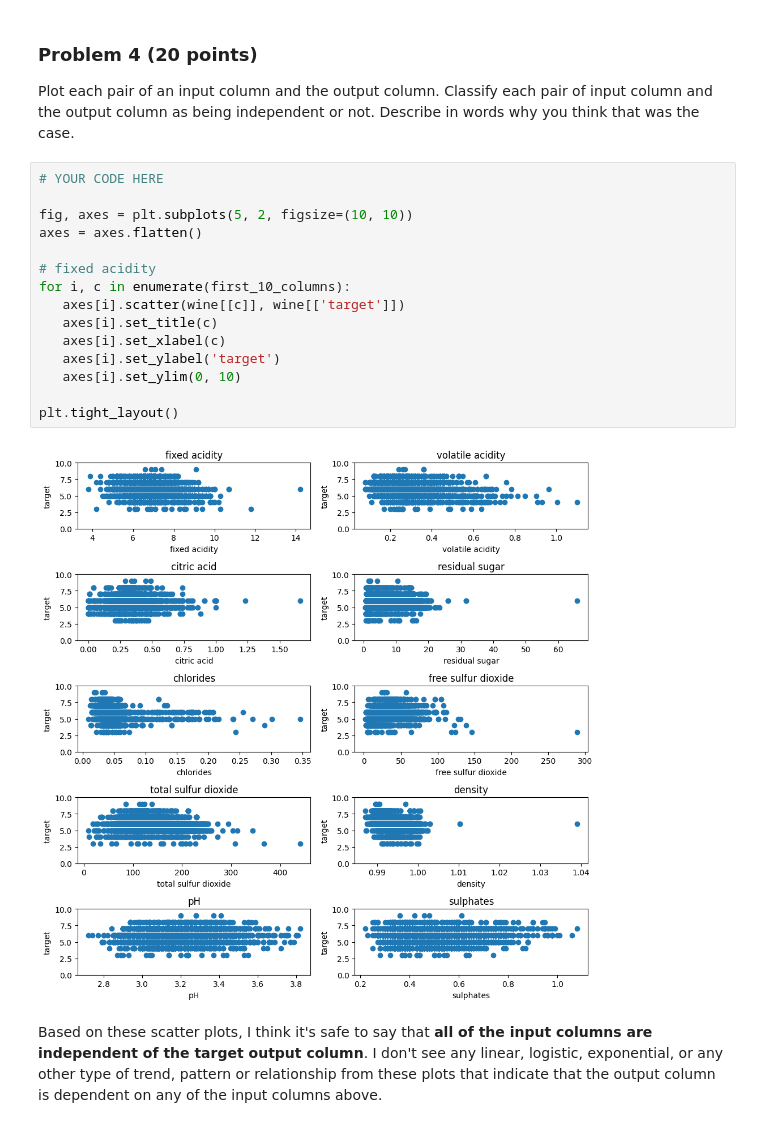
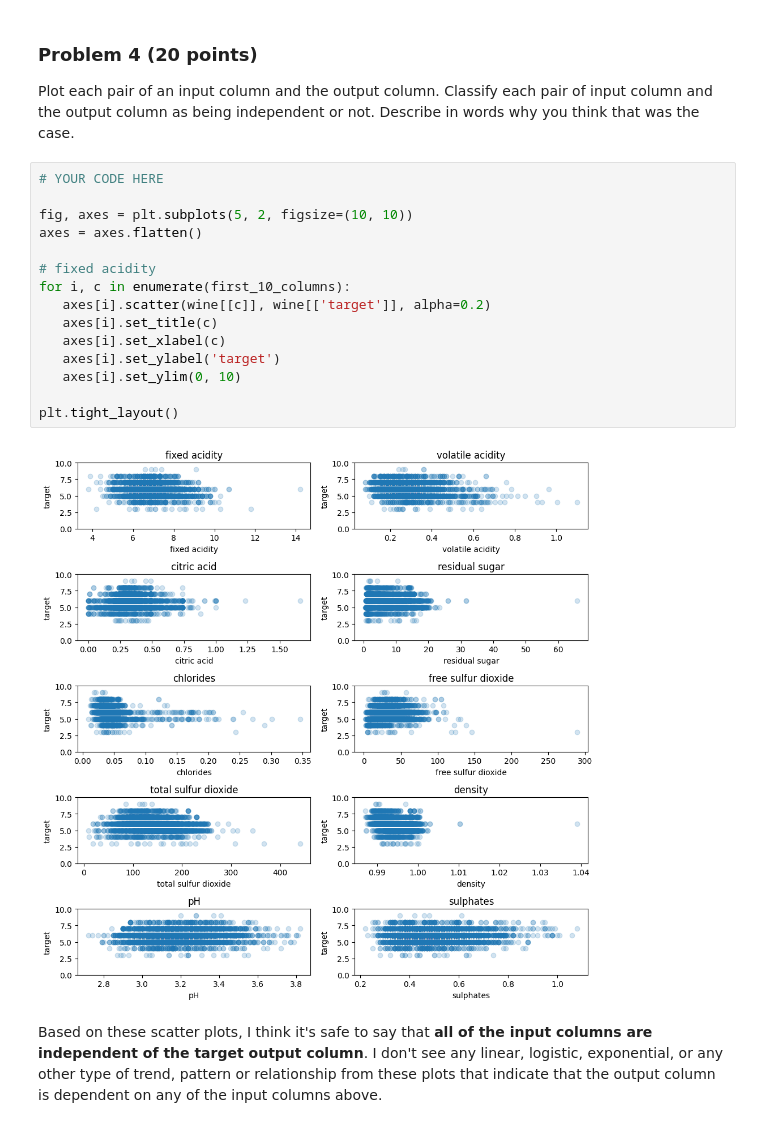
Before and after one commit to amadara1/dx601-final-project, a Jupyter notebook: project.ipynb, the cells around one changed output. Saved outputs shown, nothing was run; the diff lists cells and outputs as text.

```diff
--- a/project.ipynb
+++ b/project.ipynb
@@ -192,20 +192,20 @@ Describe in words why you think that was the case.
 # %%
 # YOUR CODE HERE
 
 fig, axes = plt.subplots(5, 2, figsize=(10, 10))
 axes = axes.flatten()
 
 # fixed acidity
 for i, c in enumerate(first_10_columns):
-   axes[i].scatter(wine[[c]], wine[['target']])
+   axes[i].scatter(wine[[c]], wine[['target']], alpha=0.2)
    axes[i].set_title(c)
    axes[i].set_xlabel(c)
    axes[i].set_ylabel('target')
    axes[i].set_ylim(0, 10)
 
 plt.tight_layout()
 # %% [output]
-[figure, old version]
+[figure, new version]
 # %% [markdown]
 Based on these scatter plots, I think it's safe to say that **all of the input columns are independent of the target output column**. I don't see any linear, logistic, exponential, or any other type of trend, pattern or relationship from these plots that indicate that the output column is dependent on any of the input columns above.
 # %% [markdown]
```
Also changed, not shown: parts of 36 cells of this notebook.
